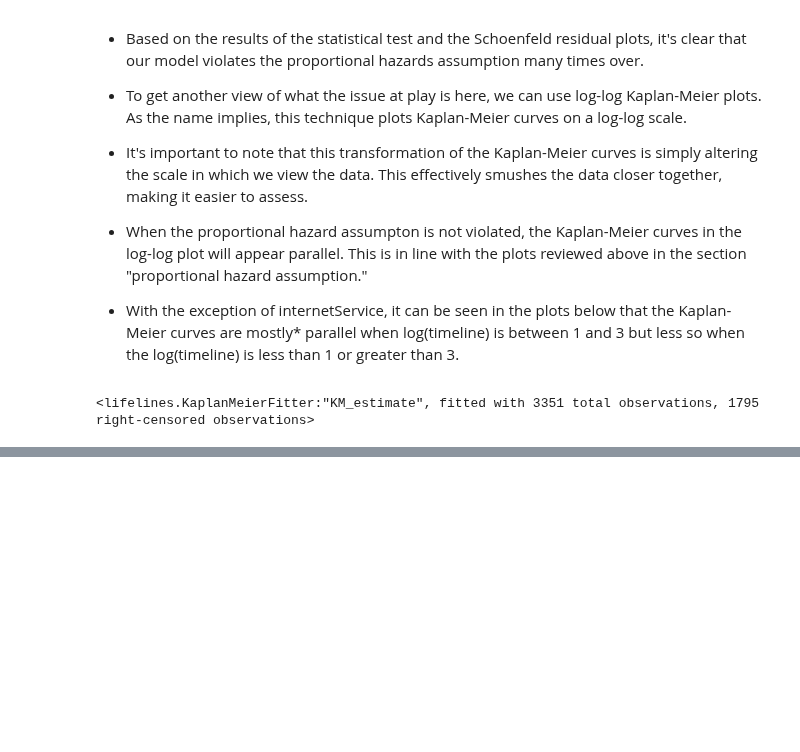
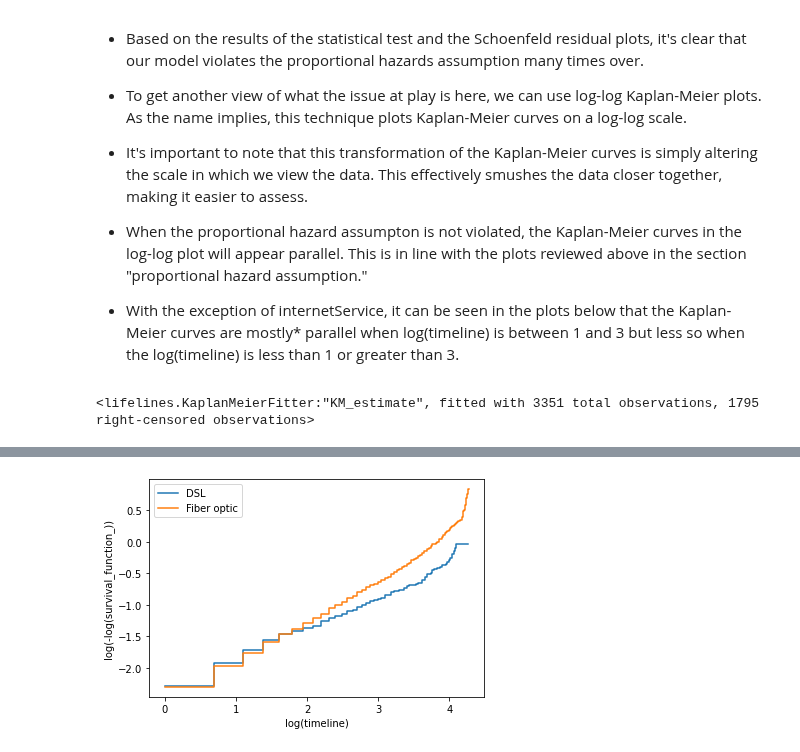
Before and after one commit to suvigyajain0101/CaseStudies, a Jupyter notebook: SurvivalAnalysis/03_Cox_Proportional_Hazards.ipynb, the cells around one changed output, grey strips where cells are left out. Drawn from its saved outputs; the diff is of its cells as text; code cells hidden in the pictures; blank space fills up the shorter version.

```diff
--- a/SurvivalAnalysis/03_Cox_Proportional_Hazards.ipynb
+++ b/SurvivalAnalysis/03_Cox_Proportional_Hazards.ipynb
@@ -328,0 +366,4 @@ def plot_km_loglog(col):
+# %%
+plot_km_loglog('InternetService')
+# %% [output]
+[figure, added]
```
Also changed, not shown: parts of 9 cells of this notebook.
